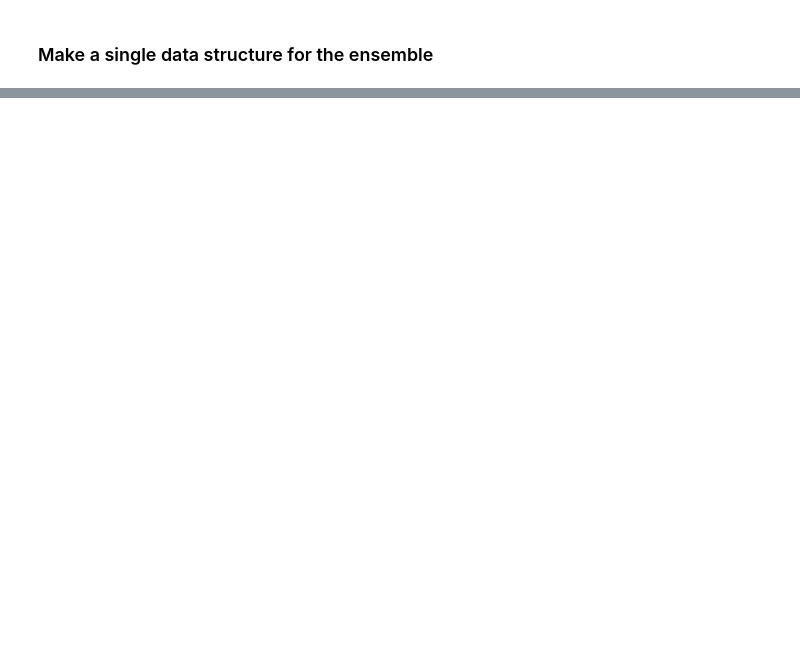
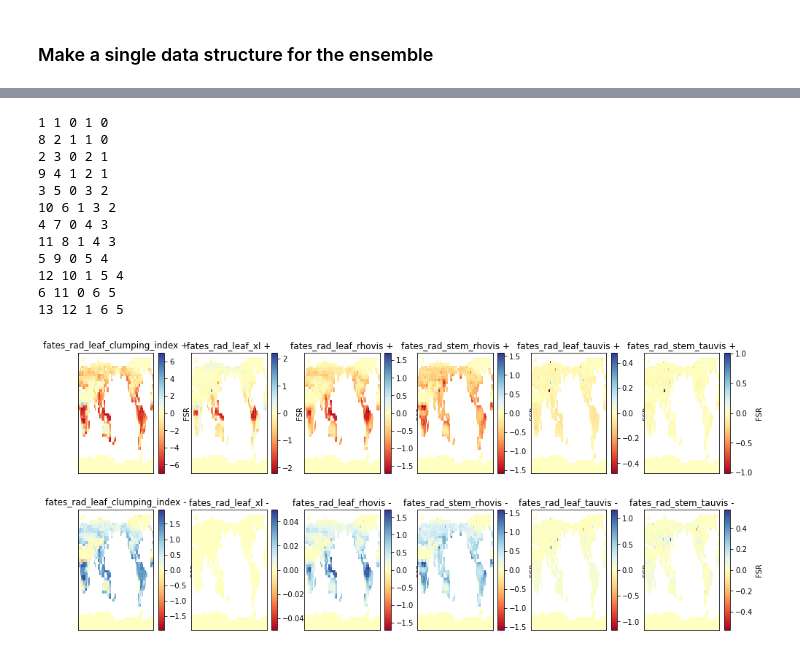
Before and after one commit to adrifoster/fates-global-cal, a Jupyter notebook: jupyter_ppe_scripts/generic_ensemble_script.ipynb, the cells around one changed output, grey strips where cells are left out. Cells and saved outputs as stored; diff of their text form; code cells hidden in the pictures; blank space fills up the shorter version.

```diff
--- a/jupyter_ppe_scripts/generic_ensemble_script.ipynb
+++ b/jupyter_ppe_scripts/generic_ensemble_script.ipynb
@@ -675,0 +790,51 @@ figs/ensemble_GPP_delta_abs_RTM_ens1_case_12.png
+# %%
+import time
+rel=0
+v=2
+if doanalysis ==1:
+    conv=1
+    fig = plt.figure()
+    plt.rcParams['figure.figsize'] = [19,7]
+    fig.subplots_adjust(hspace=0.3, wspace=0.2)
+    vs=range(1,ncases+1)
+    ncol=7
+    nrow=2
+    count=1
+    var_0=dsc.FSR.isel(ens=0)
+    defm=np.multiply(np.mean(var_0,0),conv)
+    for i in vs:
+        index=((count+1) % 2)*ncol + ((count+1) // 2)
+        print(index,count,(count+1) % 2,((count+1) // 2),(((count+1) // 2))-1)
+        ax = fig.add_subplot(nrow, ncol, index)
+
+        #ds0=dse1.isel(realization=i)
+        var_i=dsc.FSR.isel(ens=i)
+        mod=np.multiply(np.mean(var_i,0),conv)
+
+        delt=mod-defm
+        plt1=delt.plot(cmap='RdYlBu')
+
+        ax.get_xaxis().set_visible(False)
+        ax.get_yaxis().set_visible(False)
+        if((count+1) % 2==0):
+            ex=' +'
+        else:
+            ex=' -'
+        ax.set_title(str(parameter_list[(((count+1) // 2))-1]+ex))
+        count=count+1
+        fig.canvas.draw()
+        time.sleep(1)
+# %% [output]
+1 1 0 1 0
+8 2 1 1 0
+2 3 0 2 1
+9 4 1 2 1
+3 5 0 3 2
+10 6 1 3 2
+4 7 0 4 3
+11 8 1 4 3
+5 9 0 5 4
+12 10 1 5 4
+6 11 0 6 5
+13 12 1 6 5
+[figure, added]
```
Also changed, not shown: parts of 38 cells of this notebook.
